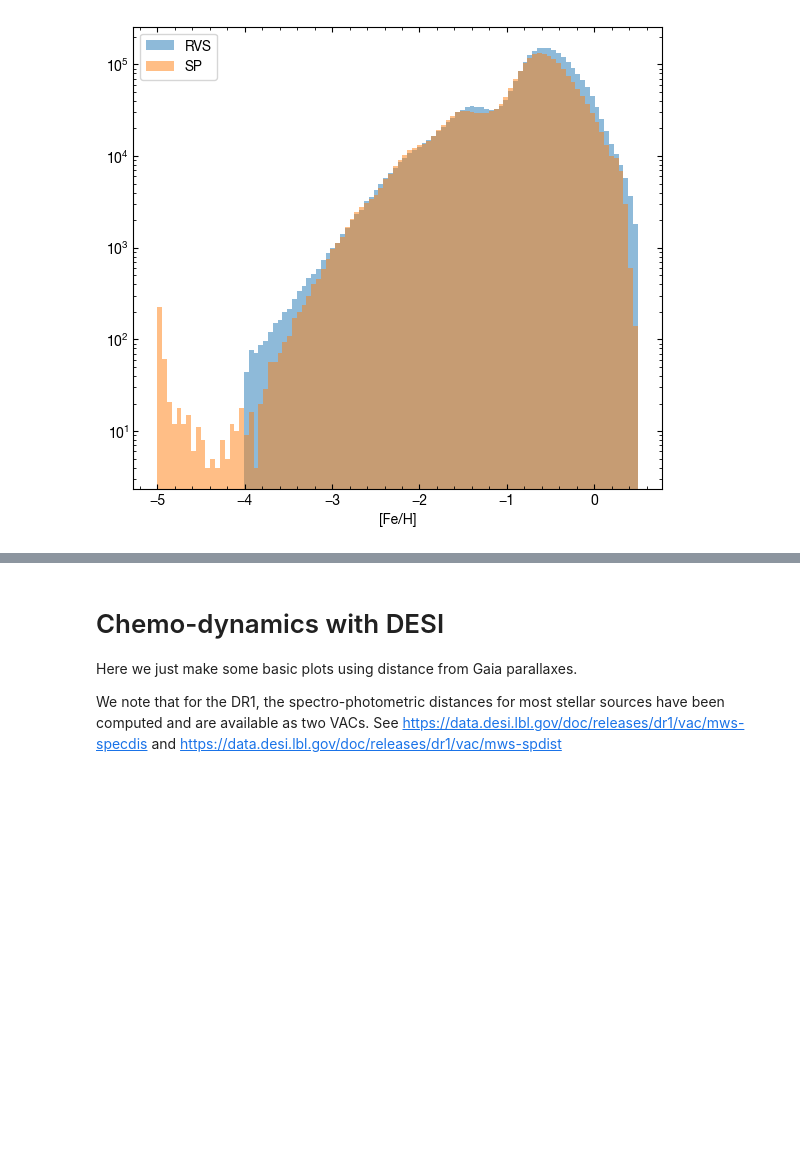
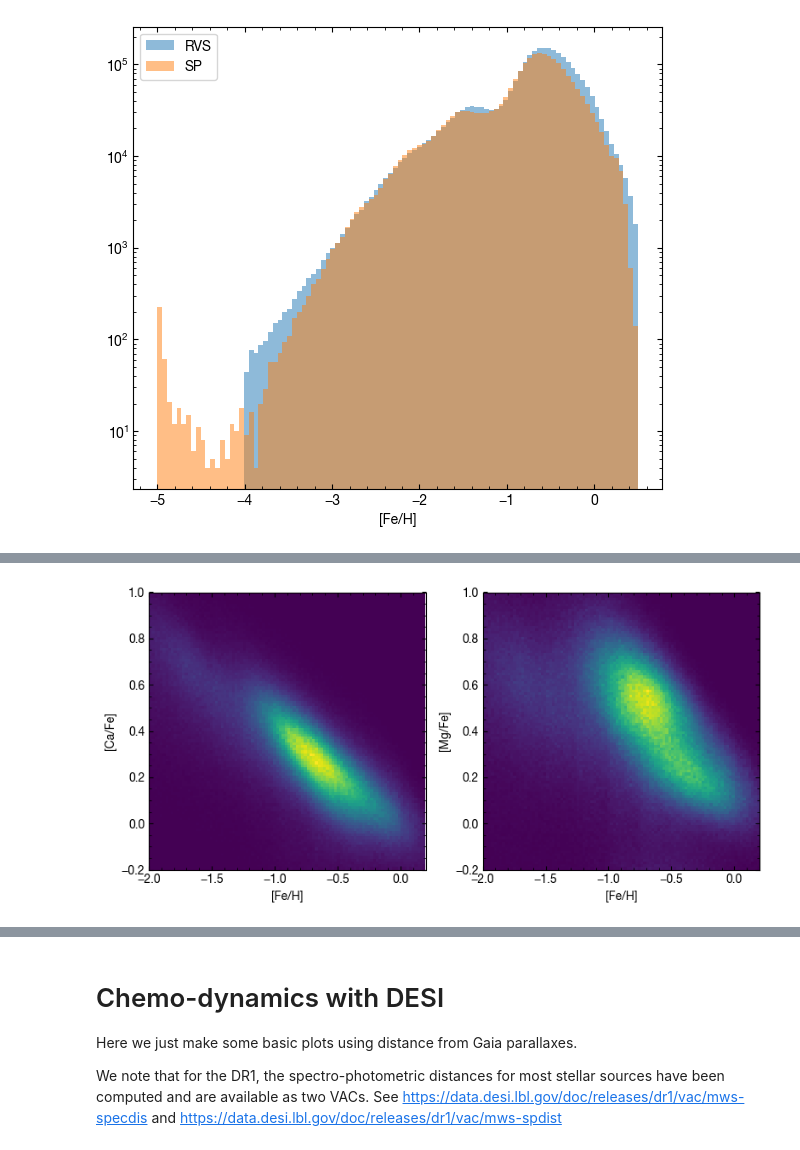
Before and after one commit to desimilkyway/dr1_tutorials, a Jupyter notebook: DR1_tutorial.ipynb, the cells around one changed output, grey strips where cells are left out. Saved outputs shown, nothing was run; the diff lists cells and outputs as text; code cells hidden in the pictures; blank space fills up the shorter version.

```diff
--- a/DR1_tutorial.ipynb
+++ b/DR1_tutorial.ipynb
@@ -404,0 +410,20 @@ plt.legend()
+# %%
+xind = main_sel & (RV_T['SN_R'] > 20) & (SP_T['BESTGRID'] != 's_rdesi1')
+plt.figure(figsize=(8, 4))
+plt.subplot(121)
+plt.hist2d(SP_T['ELEM'][:, 0][xind],
+           (SP_T['ELEM'][:, 1] - SP_T['ELEM'][:, 0])[xind],
+           range=[[-2, .2], [-.2, 1]],
+           bins=[100, 100])
+plt.xlabel('[Fe/H]')
+plt.ylabel('[Ca/Fe]')
+plt.subplot(122)
+plt.hist2d(SP_T['ELEM'][:, 0][xind],
+           (SP_T['ELEM'][:, 3] - SP_T['ELEM'][:, 0])[xind],
+           range=[[-2, .2], [-.2, 1]],
+           bins=[100, 100])
+plt.xlabel('[Fe/H]')
+plt.ylabel('[Mg/Fe]')
+plt.tight_layout()
+# %% [output]
+[figure, added]
```
Also changed, not shown: parts of 11 cells of this notebook.
